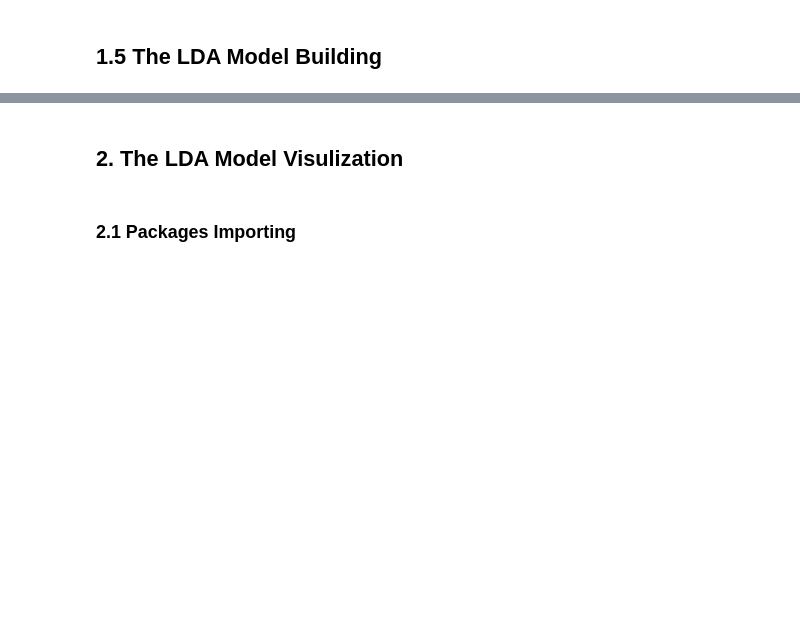
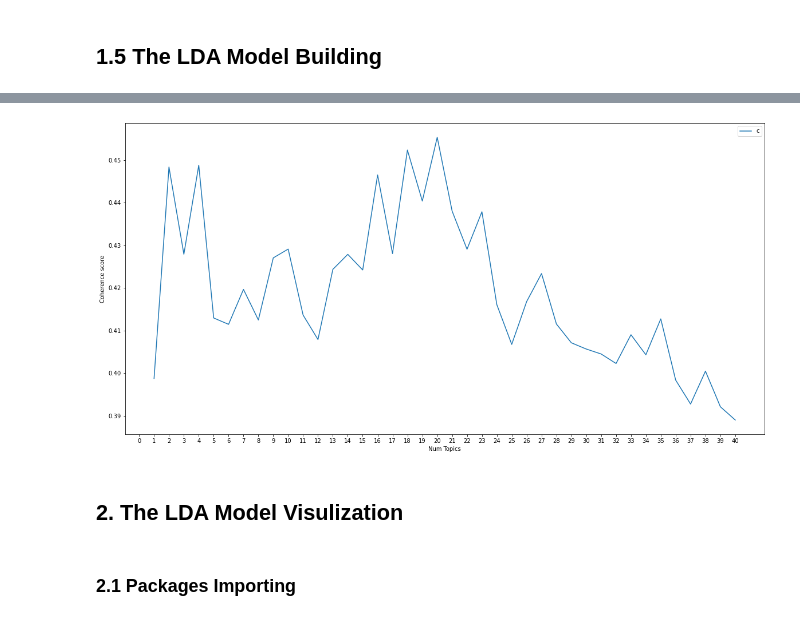
Before and after one commit to ZouZijie/Topic-Modelling-Project, a Jupyter notebook: Topic modelling of London Olympics Corpus (training on DOCS, classify on PARAS).ipynb, the cells around one changed output, grey strips where cells are left out. Cells and saved outputs as stored; diff of their text form; code cells hidden in the pictures; blank space fills up the shorter version.

```diff
--- a/Topic modelling of London Olympics Corpus (training on DOCS, classify on PARAS).ipynb
+++ b/Topic modelling of London Olympics Corpus (training on DOCS, classify on PARAS).ipynb
@@ -29,7 +30,7 @@ no_below =  2                   #a threshold filtering out number of occurrence
 no_above = 0.9                 #the portion of a word in total corpus size
 chunksize = 2000              #Number of documents to be used in each training chunk
 eval_every = None             # Don't evaluate model perplexity, takes too much time.
-num_topics =  12              #The number of requested latent topics to be extracted from the training corpus.
+num_topics =  20              #The number of requested latent topics to be extracted from the training corpus.
 num_passes = 20              #Number of passes through the corpus during training
 iterations = 100                #Maximum number of iterations through the corpus when inferring the topic distribution of a corpus.
 alpha = 50.0/num_topics   #expresses our a-priori belief for each topics’ probability
@@ -168 +171,6 @@ Tokens number after lemmatization: 15356
 [figure]
+# %%
+#remove stop words again
+docs = [ [token for token in doc if not token in stop_words] for doc in docs ]
+print('Tokens number after removing stop words: %d'% (len(Dictionary(docs))))
+freq_words(docs,10)
@@ -262,21 +275,11 @@ def compute_coherence_values(dictionary, corpus, texts, limit, start=1, step=1):
             random_state = random_state
             )
         model_list.append(model)
-        coherencemodel = CoherenceModel(model=model, texts=texts, dictionary=dictionary, coherence='c_v')
-        coherence_values.append(coherencemodel.get_coherence())
+        coherencemodel = CoherenceModel(model=model, texts=texts, dictionary=dictionary, coherence=coherence_type)
+        coherence_score = coherencemodel.get_coherence()
+        coherence_values.append(coherence_score)
+        print('Coherence Score ', coherence_type,'=', coherence_score, ' with number of topics =', num_topic)
 
     return model_list, coherence_values
 
-model_list, coherence_values = compute_coherence_values(dictionary=LOdict, corpus=LOcorpus, texts=docs, start=1, limit=40, step=1)
-
-# Show plot
-import matplotlib.pyplot as plt
-limit=40;start=1; step=1;
-x = range(start, limit, step)
-plt.plot(x, coherence_values)
-plt.xlabel("Num Topics")
-plt.ylabel("Coherence score")
-plt.legend(("coherence_values"), loc='best')
-plt.xticks(py.arange(0, 40, step=1))
-plt.rcParams['figure.figsize'] = (20,10)
-plt.show()
+model_list, coherence_values = compute_coherence_values(dictionary=LOdict, corpus=LOcorpus, texts=docs, start=1, limit=41, step=1)
@@ -283,3 +304,16 @@ plt.show()
+# %%
+## Show plot
+limit=41;start=1; step=1;
+x = range(start, limit, step)
+plt.plot(x, coherence_values)
+plt.xlabel("Num Topics")
+plt.ylabel("Coherence score")
+plt.legend(("coherence_values"), loc='best')
+plt.xticks(py.arange(0, 41, step=1))
+plt.rcParams['figure.figsize'] = (20,10)
+plt.show()
+# %% [output]
+[figure, added]
 # %% [markdown]
 ## 2. The LDA Model Visulization
 # %% [markdown]
```
Also changed, not shown: parts of 27 cells of this notebook, 1 other file.
